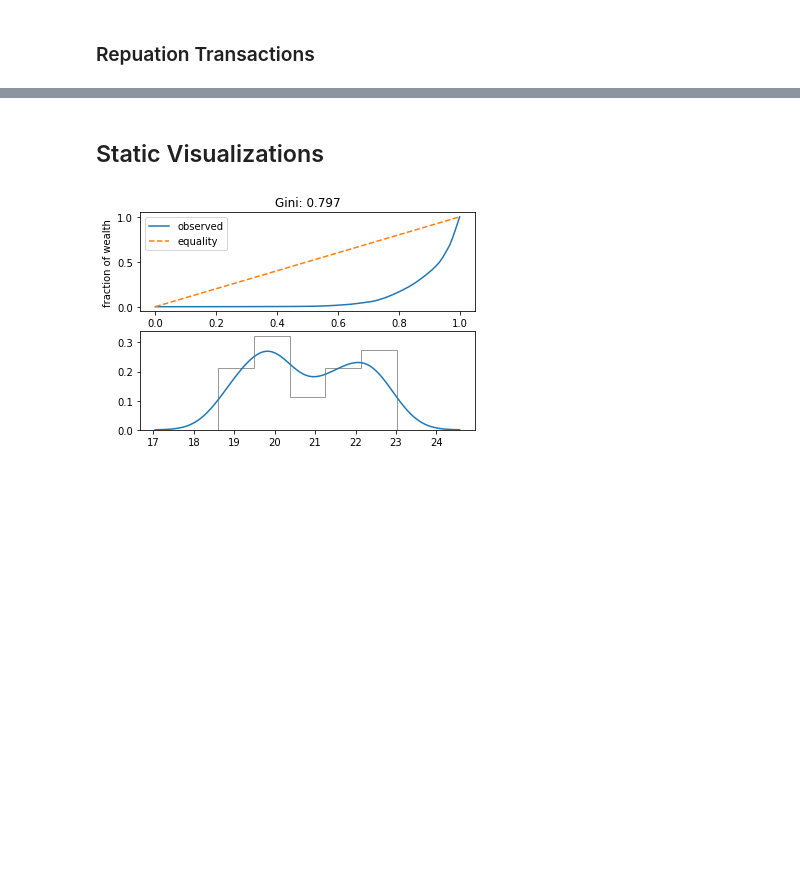
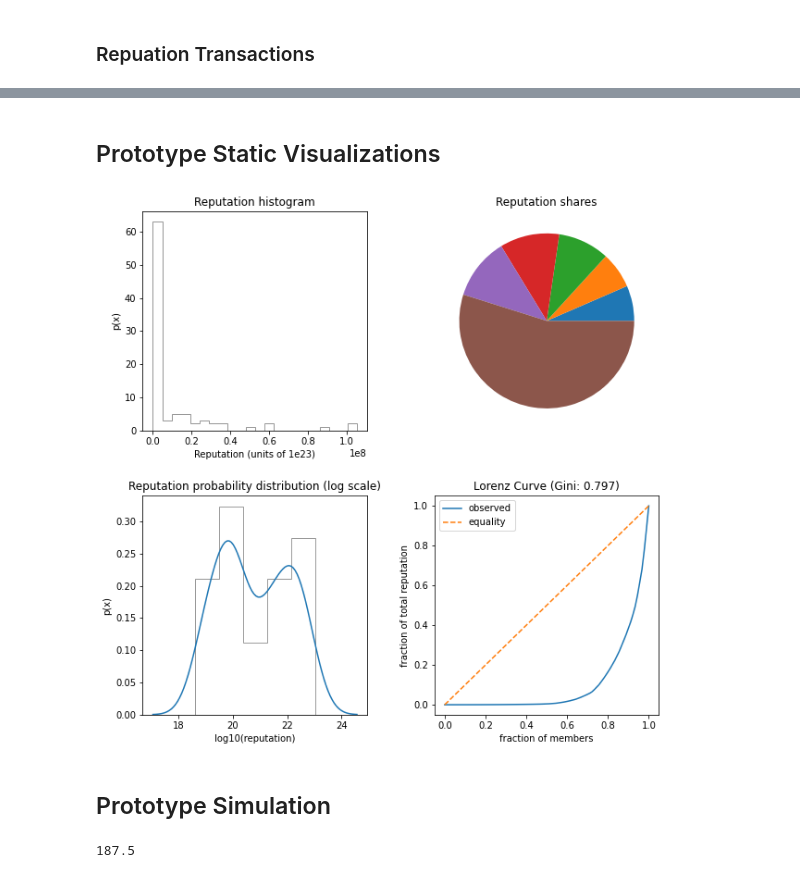
Before and after one commit to krisbitney/RepFlowVisualization, a Jupyter notebook: explore_data.ipynb, the cells around one changed output, grey strips where cells are left out. Saved outputs shown, nothing was run; the diff lists cells and outputs as text; code cells hidden in the pictures; blank space fills up the shorter version.

Commit message:
proto-type visualizations done

```diff
--- a/explore_data.ipynb
+++ b/explore_data.ipynb
@@ -155,5 +143,5 @@ def queryAllRepTransactions(table: str, newest_block: int, address_whitelist=Non
 # %% [markdown]
-## Static Visualizations
+## Prototype Static Visualizations
 # %%
 # O(N) implementation of gini coefficient found at:
 # https://stackoverflow.com/questions/48999542/more-efficient-weighted-gini-coefficient-in-python/48999797#48999797
@@ -186,23 +174,3 @@ def gini(x):
     # Gini coefficient
     g = 0.5 * rmad
     return g
-# %%
-reputation_holders.sort_values('balance_quadrillions', ascending=True, inplace=True)
-vals = reputation_holders.balance_quadrillions.values
-gini_coef = gini(vals)
-y = vals.cumsum() / vals.sum()
-x = np.arange(vals.size) / (vals.size - 1)
-
-plt.figure()
-plt.subplot(2, 1, 1)
-plt.plot(x, y, label='observed')
-plt.plot(x, x, '--', label='equality')
-plt.xlabel('fraction of population')
-plt.ylabel('fraction of wealth')
-plt.title(f'Gini: {gini_coef:.3f}')
-plt.legend()
-plt.subplot(2, 1, 2)
-sb.distplot(reputation_holders.log10_balance.values, hist_kws={'histtype': 'step', 'color': 'black'})
-plt.show()
-# %% [output]
-[figure, removed]
@@ -208,0 +226,7 @@ plt.show()
+# %%
+reputation_holders.sort_values('balance_quadrillions', ascending=True, inplace=True)
+plot_distributions(reputation_holders.balance_quadrillions.values, reputation_holders.log10_balance.values)
+# %% [output]
+[figure, added]
+# %% [markdown]
+## Prototype Simulation
@@ -208,0 +236,8 @@ plt.show()
+# %%
+fte_rate = 7500
+rep_rate = 200
+work_level = 1.0
+months = 5
+project_rep(fte_rate, rep_rate, work_level, months)
+# %% [output]
+187.5
```
Also changed, not shown: parts of 6 cells of this notebook.
